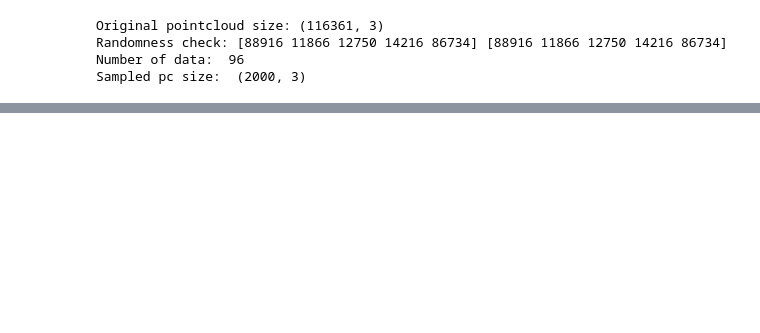
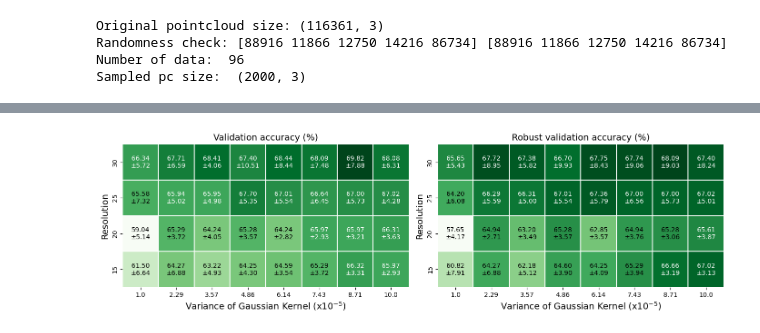
Before and after one commit to shuangliang15/pullback-geometry-persistent-homology, a Jupyter notebook: Selecting-hyperparameters/experiments.ipynb, the cells around one changed output, grey strips where cells are left out. Drawn from its saved outputs; the diff is of its cells as text; code cells hidden in the pictures; blank space fills up the shorter version.

```diff
--- a/Selecting-hyperparameters/experiments.ipynb
+++ b/Selecting-hyperparameters/experiments.ipynb
@@ -460,18 +503,5 @@ plt.tight_layout()
 # %%
 import pickle
-with open('Testacc_resvar.pkl', "rb") as file:
-    Testacc = pickle.load(file)
-with open('Robustacc_resvar.pkl', "rb") as file:
-    Robustacc = pickle.load(file)
-with open('Pbn_resvar.pkl', "rb") as file:
-    Pbn = pickle.load(file)
-with open('Rank_resvar.pkl', "rb") as file:
-    Rank = pickle.load(file)
-
-with open('Testacc_resvar_cnn.pkl', "rb") as file:
-    Testacc_cnn = pickle.load(file)
-with open('Robustacc_resvar_cnn.pkl', "rb") as file:
-    Robustacc_cnn = pickle.load(file)
 
 gauss_sigmas = np.linspace(1e-5, 1e-4, 8)
 number_pixels = [15, 20, 25, 30]
@@ -591,3 +630,62 @@ print(correlation_coeff, p_value)
+# %%
+# CNN performance
+
+dictionaries = [Pbn, Rank]
+titles = ['Pullback norm','Rank']
+cmaps = ['Blues','Greys']
+gauss_sigmas = np.linspace(1e-5, 1e-4, 8)
+number_pixels = [15, 20, 25, 30]
+rows = 1
+cols = 2
+
+fig, axes = plt.subplots(rows, cols, figsize=(14, 4.5))
+fmts = ['.3f','.1f']
+gauss_sigmas_label = np.round(gauss_sigmas * 1e5 * 1e2)/1e2
+FS = 14
+###
+dictionary = Testacc_cnn
+mean = [[ np.mean(dictionary[key][sub_key]) for sub_key in gauss_sigmas] for key in number_pixels]
+mean = np.flip(np.array(mean), axis=0)
+sd = [[ np.std(dictionary[key][sub_key]) for sub_key in gauss_sigmas] for key in number_pixels]
+sd = np.flip(np.array(sd), axis=0)
+ax = sns.heatmap(mean, annot=False, cmap='Greens', linewidths=.1, ax=axes[0], square=True, cbar=False)
+ax.set_yticklabels(np.flip(number_pixels, axis=0))
+ax.set_title('Validation accuracy (%)', fontsize=FS)
+ax.set_xticklabels(gauss_sigmas_label)
+ax.set_ylabel('Resolution', fontsize=FS)
+ax.set_xlabel('Variance of Gaussian Kernel (x$10^{-5}$)', fontsize=FS)
+for i in range(mean.shape[0]):
+    for j in range(mean.shape[1]):
+        value = mean[i, j] *100
+        std_error = sd[i, j] *100
+        annotation_text = "{:.2f}\n±{:.2f}".format(value, std_error)
+        pixel_color = mean[i][j]
+        annotation_color = 'black' if pixel_color < 1 * np.mean(mean) else 'white'
+        ax.text(j + 0.5, i + 0.5, annotation_text, ha='center', va='center', color=annotation_color, fontsize=10)
+dictionary = Robustacc_cnn
+mean = [[ np.mean(dictionary[key][sub_key]) for sub_key in gauss_sigmas] for key in number_pixels]
+mean = np.flip(np.array(mean), axis=0)
+sd = [[ np.std(dictionary[key][sub_key]) for sub_key in gauss_sigmas] for key in number_pixels]
+sd = np.flip(np.array(sd), axis=0)
+ax = sns.heatmap(mean, annot=False, cmap='Greens', linewidths=.1, ax=axes[1], square=True, cbar=False)
+ax.set_yticklabels(np.flip(number_pixels, axis=0))
+ax.set_title('Robust validation accuracy (%)', fontsize=FS)
+ax.set_xticklabels(gauss_sigmas_label)
+ax.set_ylabel('Resolution', fontsize=FS)
+ax.set_xlabel('Variance of Gaussian Kernel (x$10^{-5}$)', fontsize=FS)
+for i in range(mean.shape[0]):
+    for j in range(mean.shape[1]):
+        value = mean[i, j] *100
+        std_error = sd[i, j] *100
+        annotation_text = "{:.2f}\n±{:.2f}".format(value, std_error)
+        pixel_color = mean[i][j]
+        annotation_color = 'black' if pixel_color < 1.0 * np.mean(mean) else 'white'
+        ax.text(j + 0.5, i + 0.5, annotation_text, ha='center', va='center', color=annotation_color, fontsize=10)
+
+plt.tight_layout()
+plt.savefig('Figures/resvar_cnn.png',dpi=300)
+# %% [output]
+[figure, added]
 # %%
 fig, axs = plt.subplots(1,4,figsize=(20,5))
 
```
Also changed, not shown: parts of 18 cells of this notebook, 14 other files.
